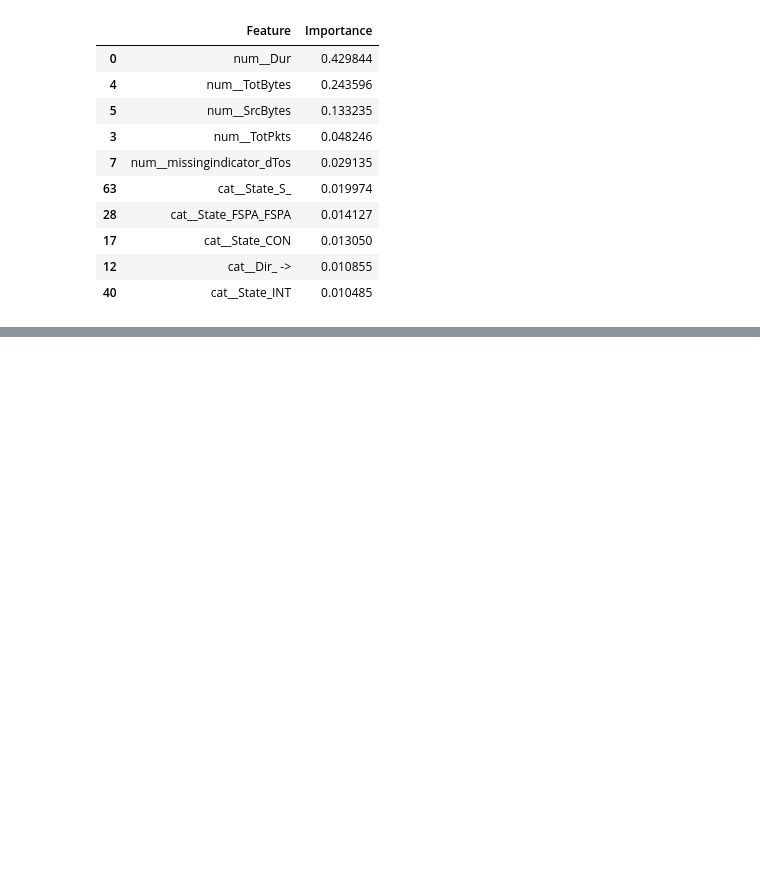
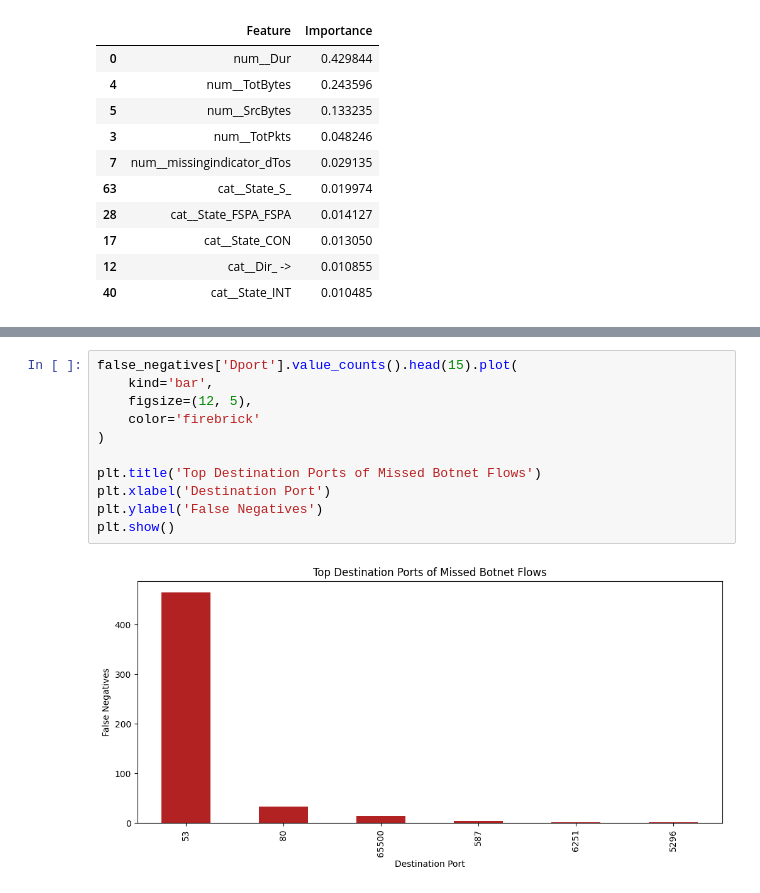
Before and after one commit to Ch3ddarr/dsb_capstone, a Jupyter notebook: capstone2/02_Modelling.ipynb, the cells around one changed output, grey strips where cells are left out. Saved outputs shown, nothing was run; the diff lists cells and outputs as text; blank space fills up the shorter version.

```diff
--- a/capstone2/02_Modelling.ipynb
+++ b/capstone2/02_Modelling.ipynb
@@ -651,0 +819,13 @@ feature_importance.head(10)
+# %%
+false_negatives['Dport'].value_counts().head(15).plot(
+    kind='bar',
+    figsize=(12, 5),
+    color='firebrick'
+)
+
+plt.title('Top Destination Ports of Missed Botnet Flows')
+plt.xlabel('Destination Port')
+plt.ylabel('False Negatives')
+plt.show()
+# %% [output]
+[figure, added]
```
Also changed, not shown: parts of 15 cells of this notebook.
